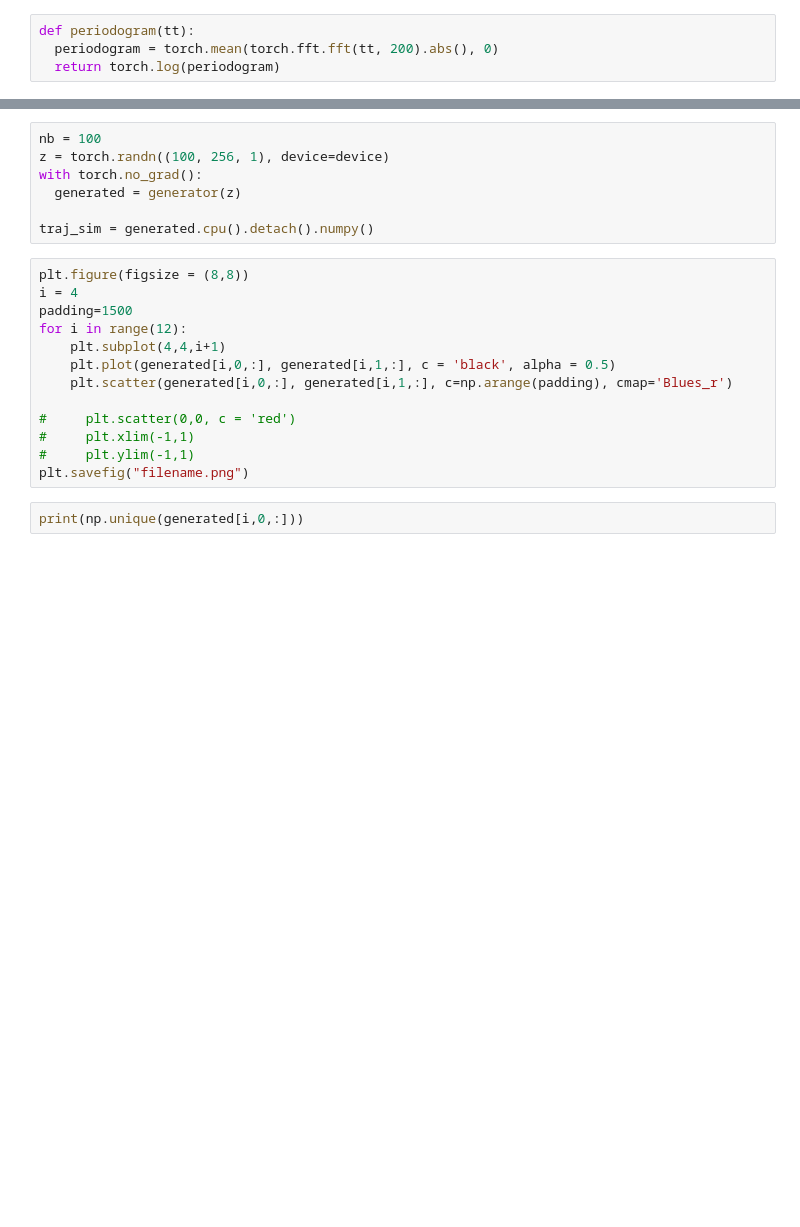
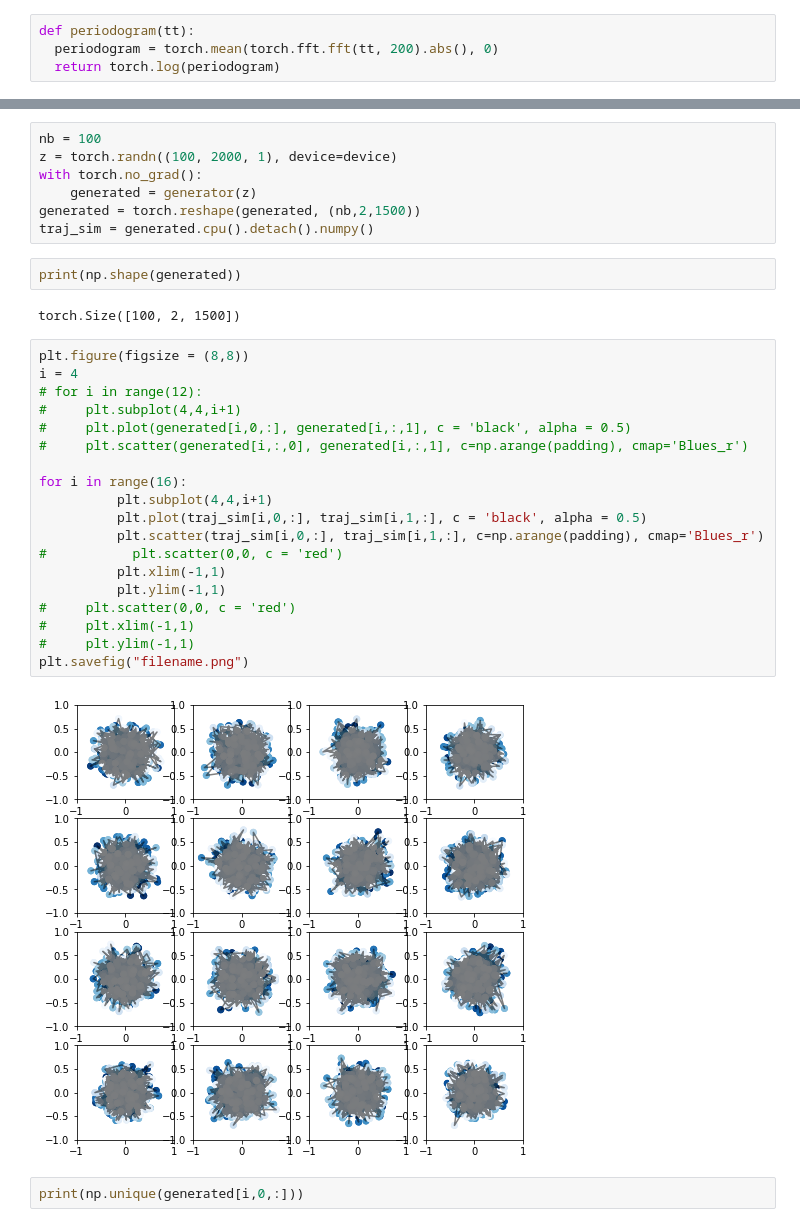
Before and after one commit to ryngray/model_ant_trajectories, a Jupyter notebook: GAN_Models/converted_bird_gan_conv.ipynb, the cells around one changed output, grey strips where cells are left out. Drawn from its saved outputs; the diff is of its cells as text; blank space fills up the shorter version.

```diff
--- a/GAN_Models/converted_bird_gan_conv.ipynb
+++ b/GAN_Models/converted_bird_gan_conv.ipynb
@@ -441,23 +423,35 @@ G: 3.51, Dr : 3.31, Df : 7.43
 # %%
 nb = 100
-z = torch.randn((100, 256, 1), device=device)
+z = torch.randn((100, 2000, 1), device=device)
 with torch.no_grad():
-  generated = generator(z)
-
+    generated = generator(z)
+generated = torch.reshape(generated, (nb,2,1500))
 traj_sim = generated.cpu().detach().numpy()
+# %%
+print(np.shape(generated))
+# %% [output]
+torch.Size([100, 2, 1500])
 # %%
 plt.figure(figsize = (8,8))
 i = 4
-padding=1500
-for i in range(12):
-    plt.subplot(4,4,i+1)
-    plt.plot(generated[i,0,:], generated[i,1,:], c = 'black', alpha = 0.5)
-    plt.scatter(generated[i,0,:], generated[i,1,:], c=np.arange(padding), cmap='Blues_r')
+# for i in range(12):
+#     plt.subplot(4,4,i+1)
+#     plt.plot(generated[i,0,:], generated[i,:,1], c = 'black', alpha = 0.5)
+#     plt.scatter(generated[i,:,0], generated[i,:,1], c=np.arange(padding), cmap='Blues_r')
 
+for i in range(16):
+          plt.subplot(4,4,i+1)
+          plt.plot(traj_sim[i,0,:], traj_sim[i,1,:], c = 'black', alpha = 0.5)
+          plt.scatter(traj_sim[i,0,:], traj_sim[i,1,:], c=np.arange(padding), cmap='Blues_r')
+#           plt.scatter(0,0, c = 'red')
+          plt.xlim(-1,1)
+          plt.ylim(-1,1)
 #     plt.scatter(0,0, c = 'red')
 #     plt.xlim(-1,1)
 #     plt.ylim(-1,1)
 plt.savefig("filename.png")
+# %% [output]
+[figure, added]
 # %%
 print(np.unique(generated[i,0,:]))
 # %% [output]
```
Also changed, not shown: parts of 8 cells of this notebook.
